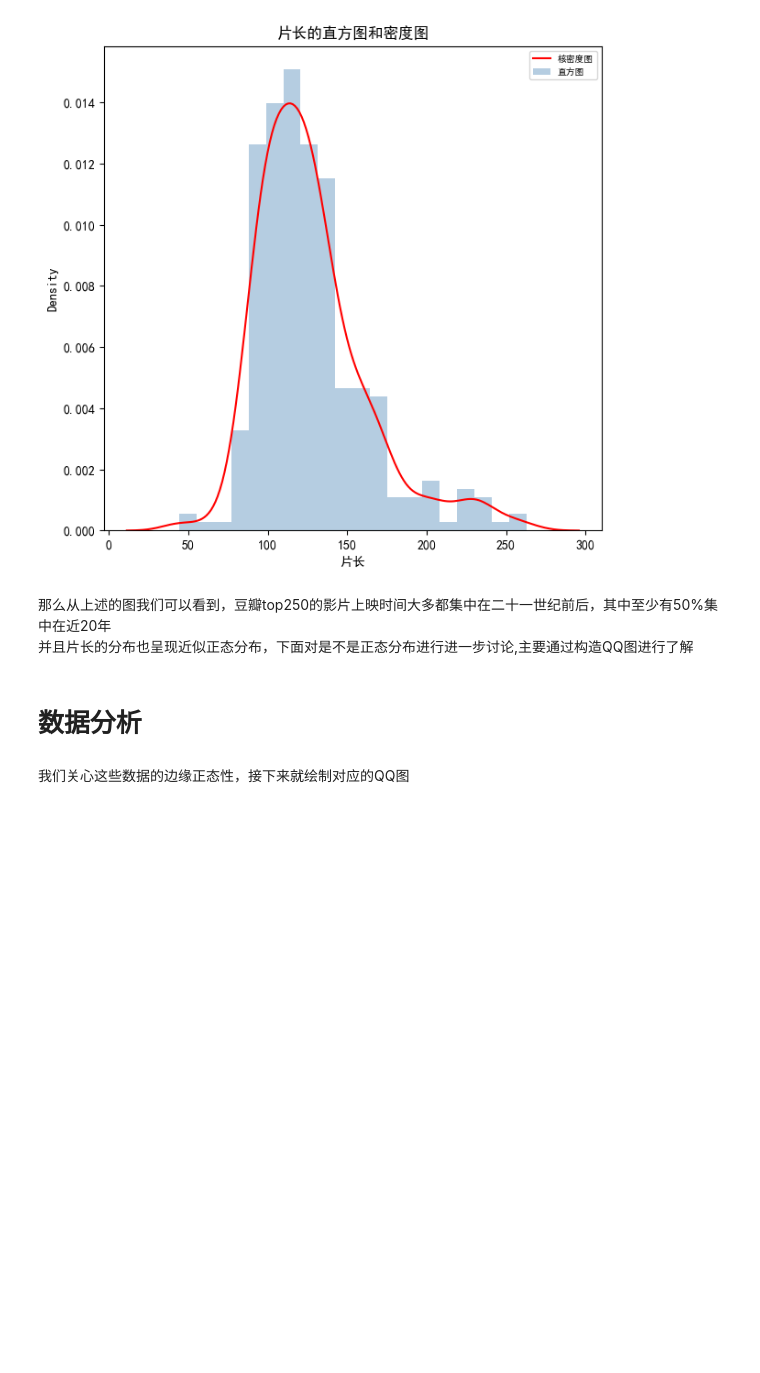
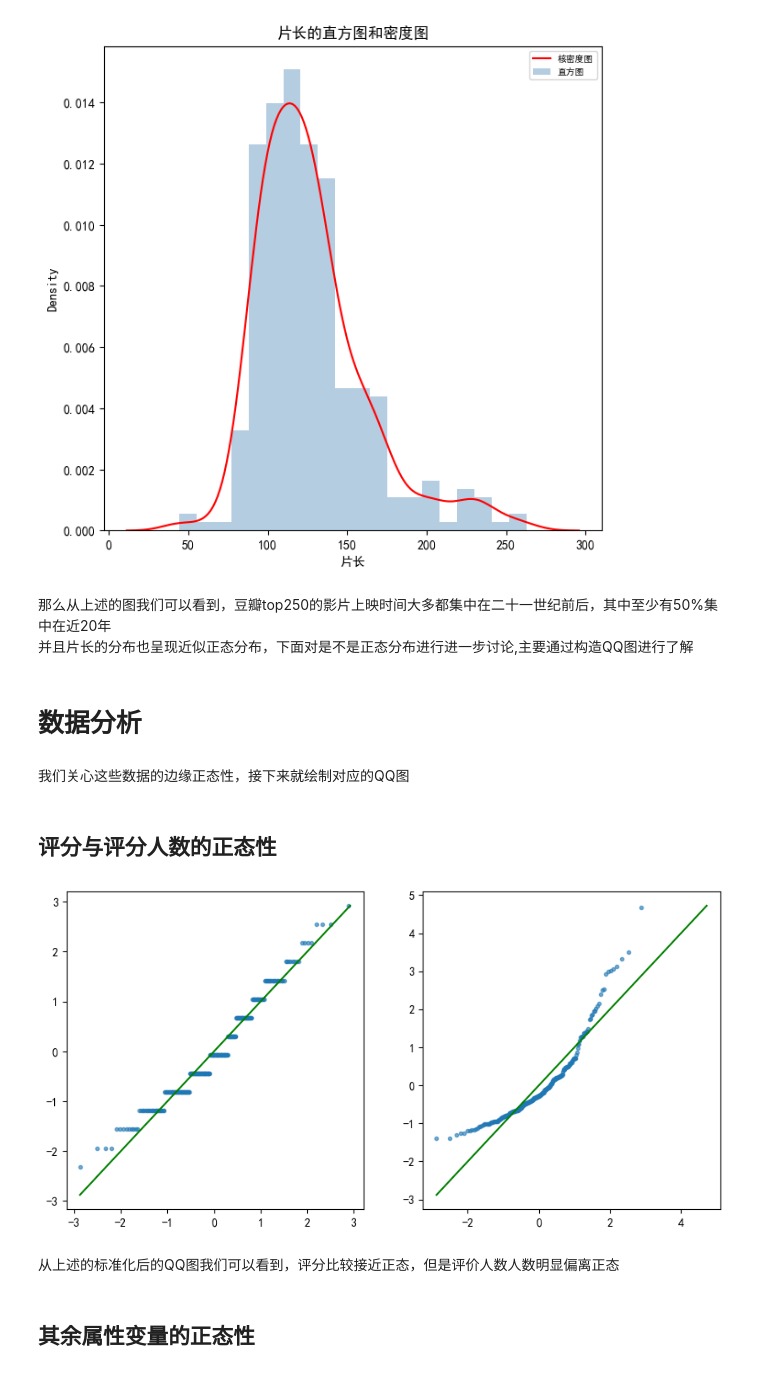
Before and after one commit to CiscoXY/Class-CS1507.01, a Jupyter notebook: FirstExp/Analysis.ipynb, the cells around one changed output. Saved outputs shown, nothing was run; the diff lists cells and outputs as text; code cells hidden in the pictures; blank space fills up the shorter version.

```diff
--- a/FirstExp/Analysis.ipynb
+++ b/FirstExp/Analysis.ipynb
@@ -220,0 +219,15 @@ norm_plist = norm.ppf((np.array(range(1,n+1))-0.5)/n , 0 , 1)#* 标准正态分
+# %% [markdown]
+## 评分与评分人数的正态性
+# %%
+norm_plist = norm.ppf((np.array(range(1,250+1))-0.5)/250 , 0 , 1)
+fig , axes = plt.subplots(1,2,figsize = (8,4) , dpi = 100)
+static_plt.norm_QQ(df_judge.loc[: , '评分'] , axes[0] , standardized = True)
+static_plt.norm_QQ(df_judge.loc[: , '评价人数'] , axes[1] , standardized = True)
+axes[0].set_title('评分对应标准正态Q-Q图') ; axes[1].set_title('评级人数对应标准正态Q-Q图')
+plt.show()
+# %% [output]
+[figure, added]
+# %% [markdown]
+从上述的标准化后的QQ图我们可以看到，评分比较接近正态，但是评价人数人数明显偏离正态
+# %% [markdown]
+## 其余属性变量的正态性
```
Also changed, not shown: parts of 2 cells of this notebook, 1 other file.
